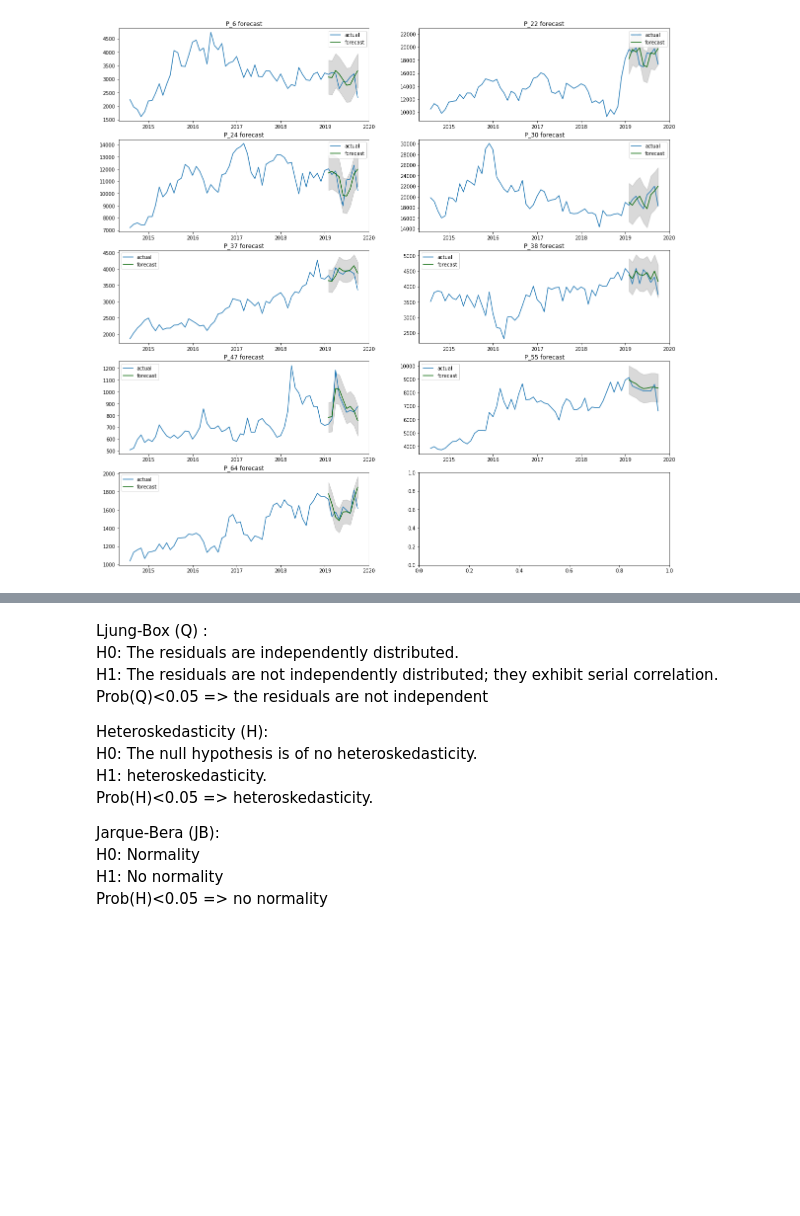
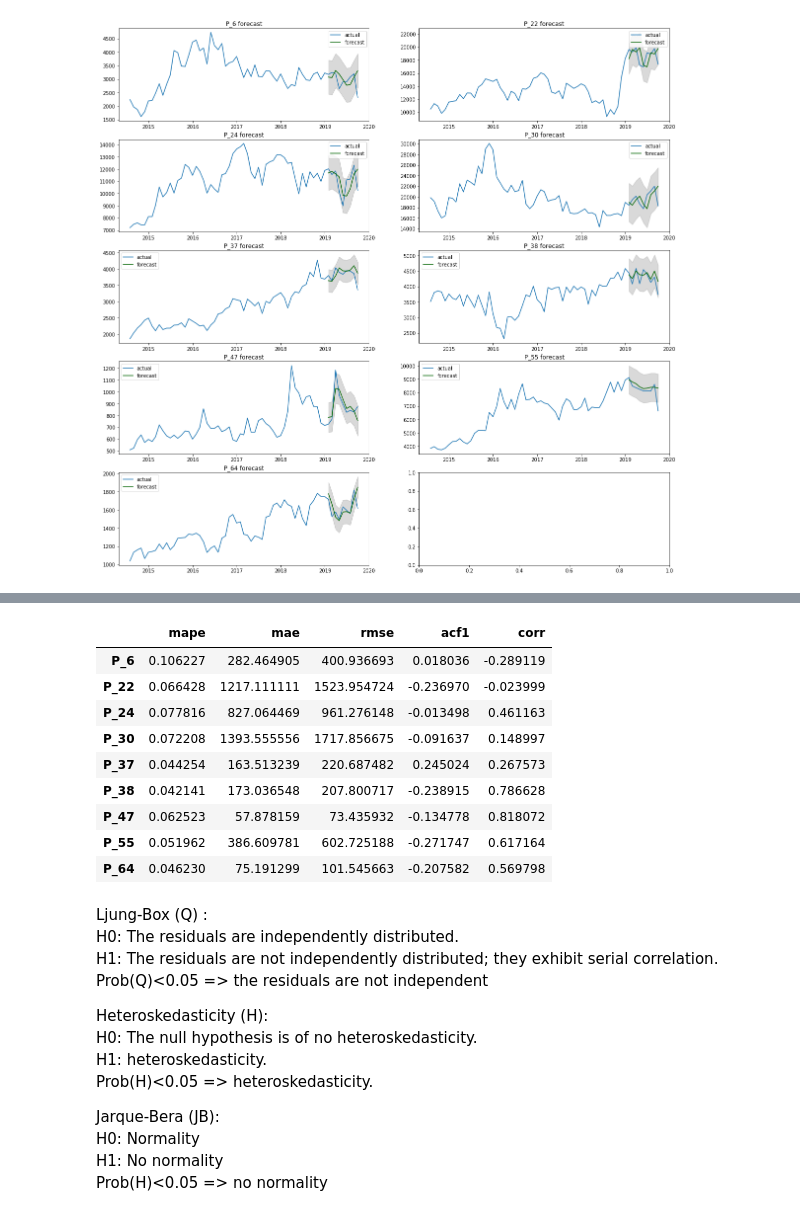
Before and after one commit to Mounji-Salma/Forecasting_App, a Jupyter notebook: ARIMA.ipynb, the cells around one changed output, grey strips where cells are left out. Cells and saved outputs as stored; diff of their text form; code cells hidden in the pictures; blank space fills up the shorter version.

```diff
--- a/ARIMA.ipynb
+++ b/ARIMA.ipynb
@@ -325,3 +345,19 @@ for i, item in enumerate(sales_s.columns):
+# %%
+res = pd.DataFrame(columns=['mape', 'mae', 'rmse','acf1','corr'])
+for i in range(len(sales_s.columns)):
+    res = res.append(accuracies_static[i], ignore_index=True)
+res.set_index(sales_s.columns)
+# %% [output]
+|  | mape | mae | rmse | acf1 | corr |
+| P_6 | 0.106227 | 282.464905 | 400.936693 | 0.018036 | -0.289119 |
+| P_22 | 0.066428 | 1217.111111 | 1523.954724 | -0.236970 | -0.023999 |
+| P_24 | 0.077816 | 827.064469 | 961.276148 | -0.013498 | 0.461163 |
+| P_30 | 0.072208 | 1393.555556 | 1717.856675 | -0.091637 | 0.148997 |
+| P_37 | 0.044254 | 163.513239 | 220.687482 | 0.245024 | 0.267573 |
+| P_38 | 0.042141 | 173.036548 | 207.800717 | -0.238915 | 0.786628 |
+| P_47 | 0.062523 | 57.878159 | 73.435932 | -0.134778 | 0.818072 |
+| P_55 | 0.051962 | 386.609781 | 602.725188 | -0.271747 | 0.617164 |
+| P_64 | 0.046230 | 75.191299 | 101.545663 | -0.207582 | 0.569798 |
 # %% [markdown]
 Ljung-Box (Q) : \
     H0: The residuals are independently distributed.\
```
Also changed, not shown: parts of 16 cells of this notebook, 1 other file.
